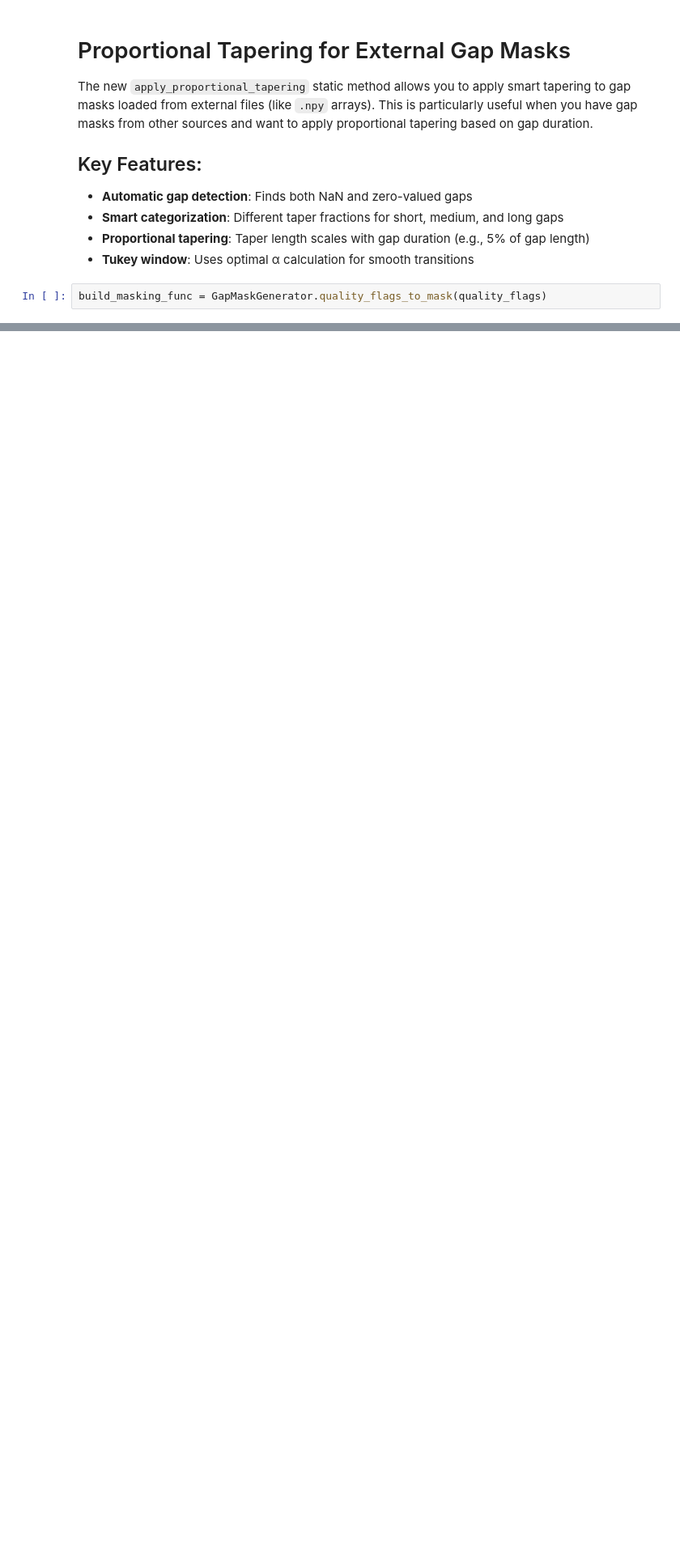
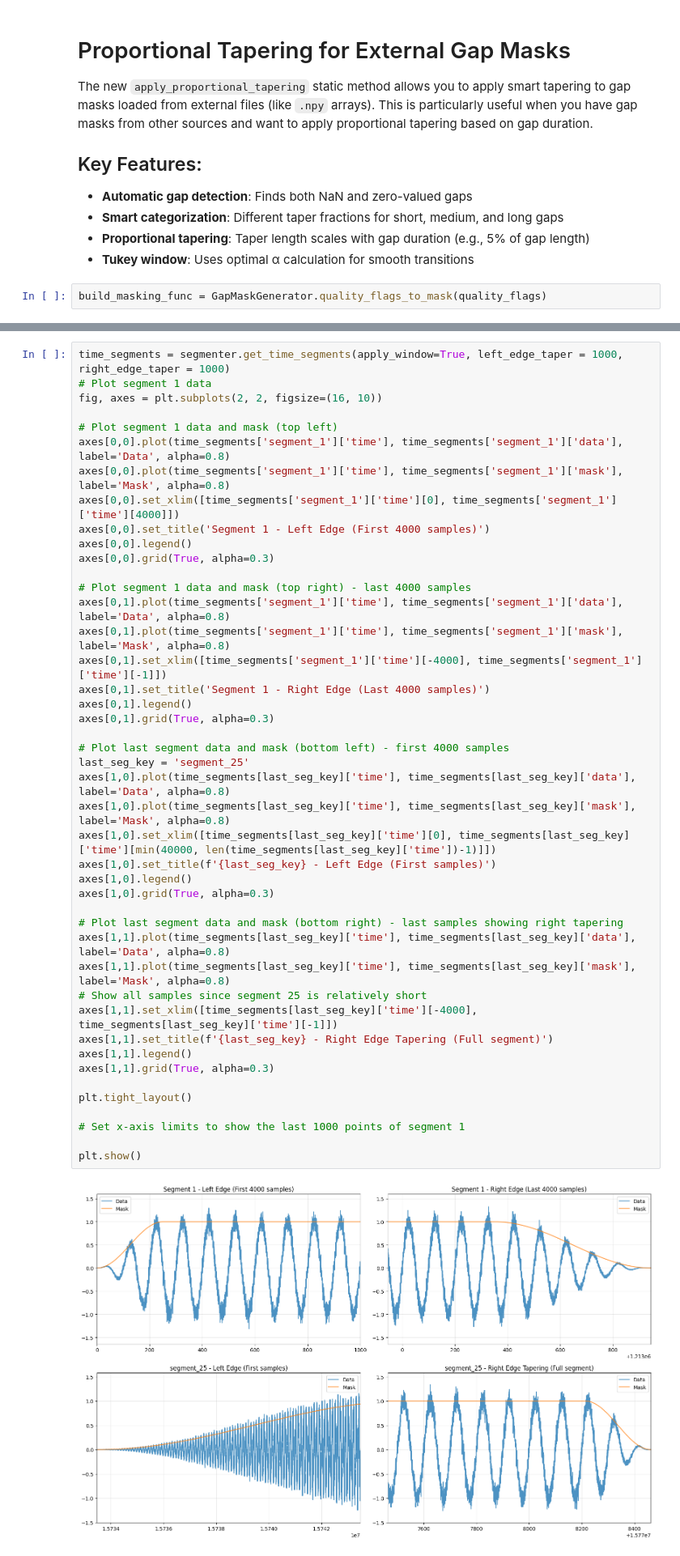
Before and after one commit to OllieBurke/lisagap, a Jupyter notebook: gap_notebook.ipynb, the cells around one changed output, grey strips where cells are left out. Shown at 81% size. Saved outputs shown, nothing was run; the diff lists cells and outputs as text; blank space fills up the shorter version.

```diff
--- a/gap_notebook.ipynb
+++ b/gap_notebook.ipynb
@@ -229,0 +272,46 @@ plt.grid()
+# %%
+time_segments = segmenter.get_time_segments(apply_window=True, left_edge_taper = 1000, right_edge_taper = 1000)
+# Plot segment 1 data
+fig, axes = plt.subplots(2, 2, figsize=(16, 10))
+
+# Plot segment 1 data and mask (top left)
+axes[0,0].plot(time_segments['segment_1']['time'], time_segments['segment_1']['data'], label='Data', alpha=0.8)
+axes[0,0].plot(time_segments['segment_1']['time'], time_segments['segment_1']['mask'], label='Mask', alpha=0.8)
+axes[0,0].set_xlim([time_segments['segment_1']['time'][0], time_segments['segment_1']['time'][4000]])
+axes[0,0].set_title('Segment 1 - Left Edge (First 4000 samples)')
+axes[0,0].legend()
+axes[0,0].grid(True, alpha=0.3)
+
+# Plot segment 1 data and mask (top right) - last 4000 samples
+axes[0,1].plot(time_segments['segment_1']['time'], time_segments['segment_1']['data'], label='Data', alpha=0.8)
+axes[0,1].plot(time_segments['segment_1']['time'], time_segments['segment_1']['mask'], label='Mask', alpha=0.8)
+axes[0,1].set_xlim([time_segments['segment_1']['time'][-4000], time_segments['segment_1']['time'][-1]])
+axes[0,1].set_title('Segment 1 - Right Edge (Last 4000 samples)')
+axes[0,1].legend()
+axes[0,1].grid(True, alpha=0.3)
+
+# Plot last segment data and mask (bottom left) - first 4000 samples
+last_seg_key = 'segment_25'
+axes[1,0].plot(time_segments[last_seg_key]['time'], time_segments[last_seg_key]['data'], label='Data', alpha=0.8)
+axes[1,0].plot(time_segments[last_seg_key]['time'], time_segments[last_seg_key]['mask'], label='Mask', alpha=0.8)
+axes[1,0].set_xlim([time_segments[last_seg_key]['time'][0], time_segments[last_seg_key]['time'][min(40000, len(time_segments[last_seg_key]['time'])-1)]])
+axes[1,0].set_title(f'{last_seg_key} - Left Edge (First samples)')
+axes[1,0].legend()
+axes[1,0].grid(True, alpha=0.3)
+
+# Plot last segment data and mask (bottom right) - last samples showing right tapering
+axes[1,1].plot(time_segments[last_seg_key]['time'], time_segments[last_seg_key]['data'], label='Data', alpha=0.8)
+axes[1,1].plot(time_segments[last_seg_key]['time'], time_segments[last_seg_key]['mask'], label='Mask', alpha=0.8)
+# Show all samples since segment 25 is relatively short
+axes[1,1].set_xlim([time_segments[last_seg_key]['time'][-4000], time_segments[last_seg_key]['time'][-1]])
+axes[1,1].set_title(f'{last_seg_key} - Right Edge Tapering (Full segment)')
+axes[1,1].legend()
+axes[1,1].grid(True, alpha=0.3)
+
+plt.tight_layout()
+
+# Set x-axis limits to show the last 1000 points of segment 1
+
+plt.show()
+# %% [output]
+[figure, added]
```
Also changed, not shown: parts of 9 cells of this notebook, 1 other file.
